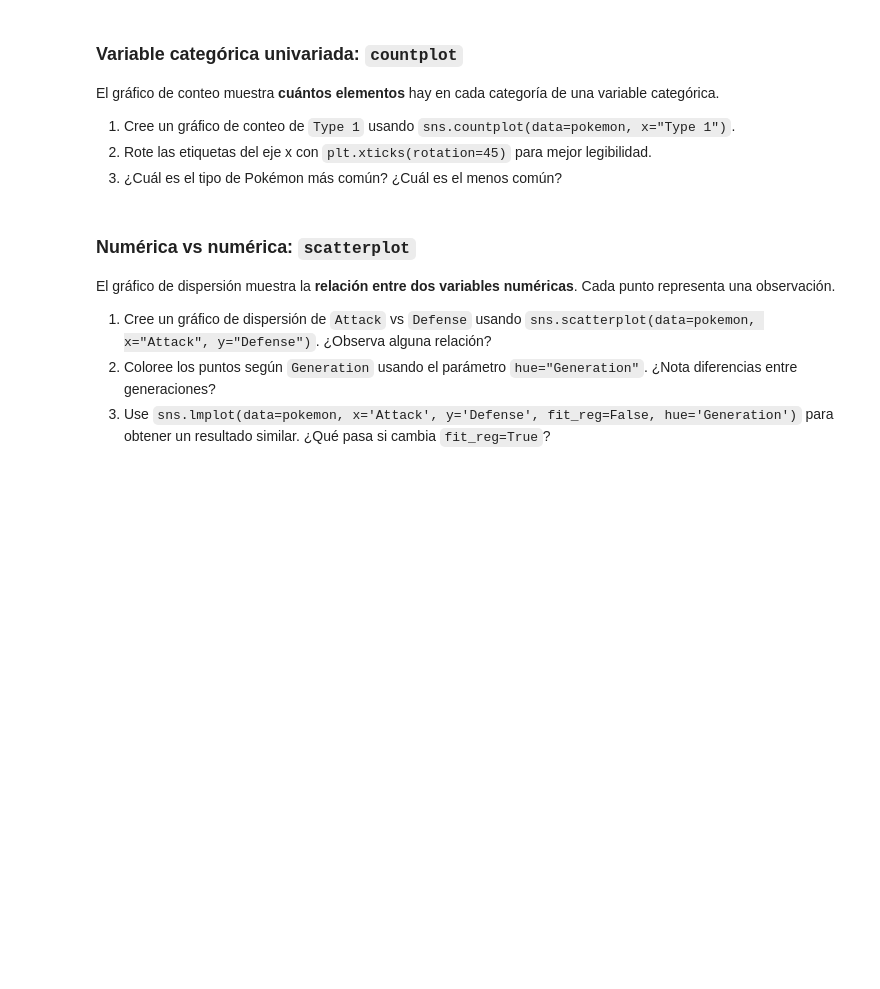
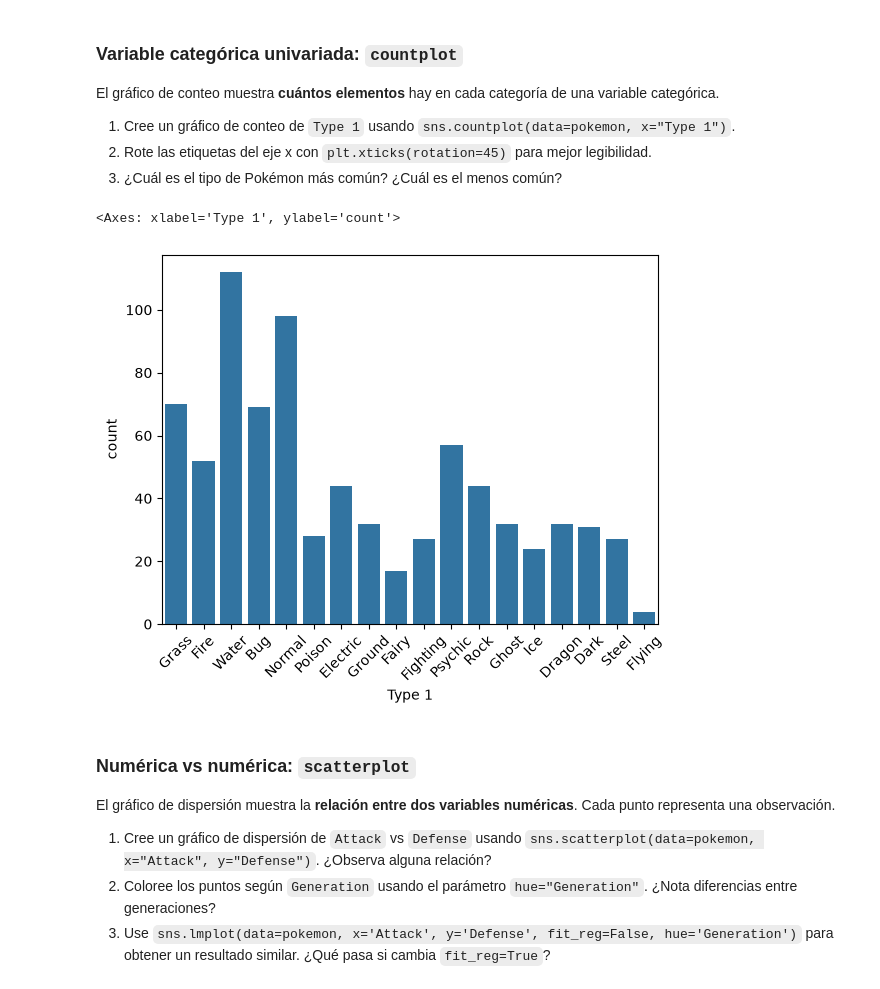
Before and after one commit to pedroay/laboratoriosIAIA, a Jupyter notebook: lab3/lab03.ipynb, the cells around one changed output. Drawn from its saved outputs; the diff is of its cells as text; code cells hidden in the pictures; blank space fills up the shorter version.

```diff
--- a/lab3/lab03.ipynb
+++ b/lab3/lab03.ipynb
@@ -1082,3 +1102,14 @@ El gráfico de conteo muestra **cuántos elementos** hay en cada categoría de u
+# %%
+# **COMPLETE**
+#punot 1
+plt.xticks(rotation=45)
+sns.countplot(data=pokemon, x="Type 1")
+
+#punto 3
+#el tipo mas comun es el tipo agua y el menos comun
+# %% [output]
+<Axes: xlabel='Type 1', ylabel='count'>
+[figure, added]
 # %% [markdown]
 ### Numérica vs numérica: `scatterplot`
 
```
Also changed, not shown: parts of 16 cells of this notebook.
